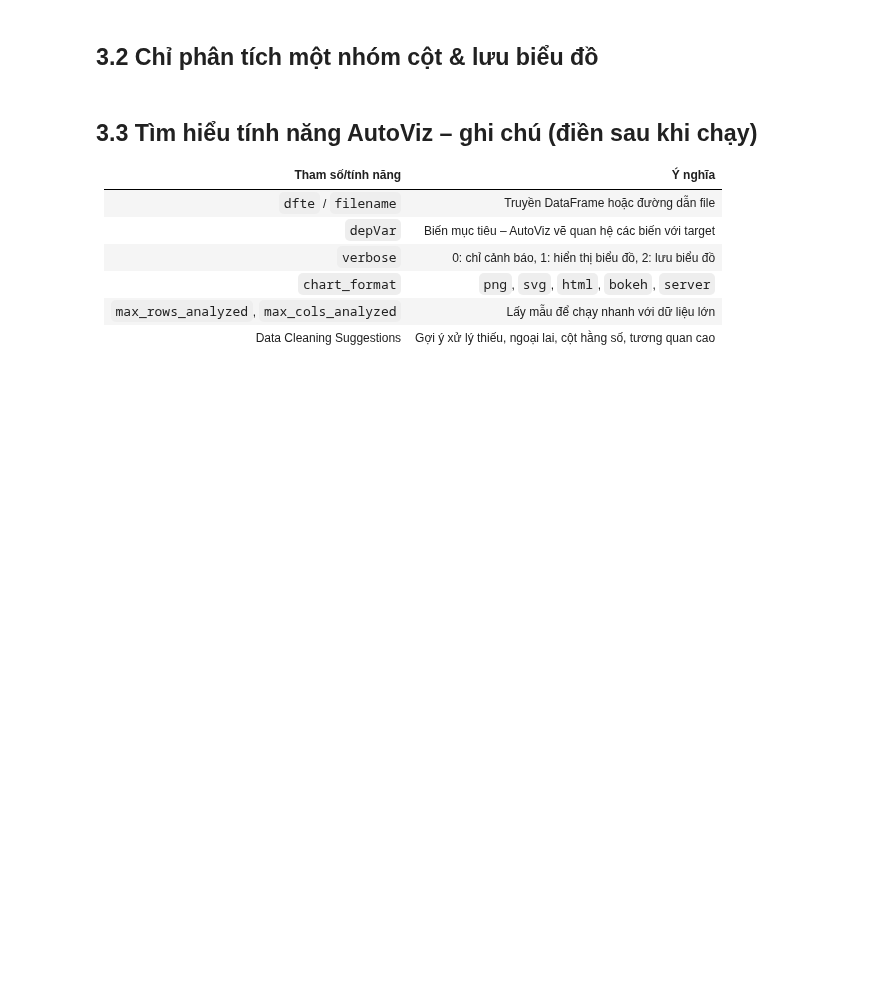
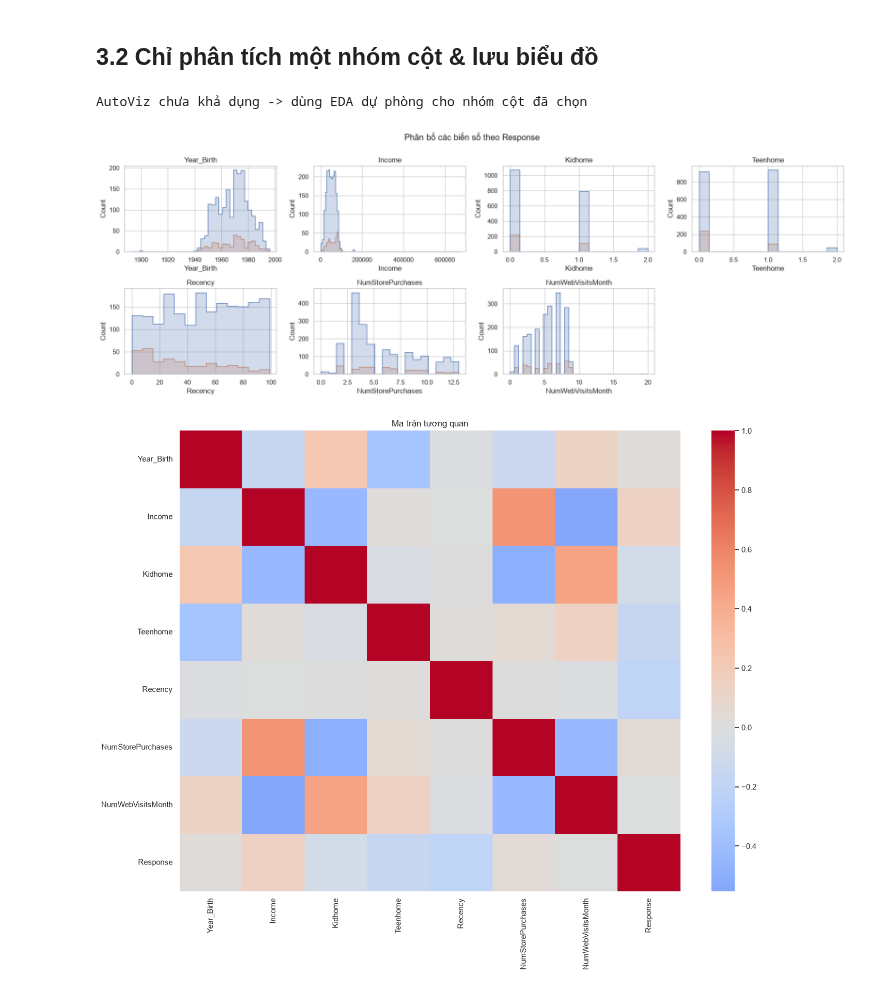
Before and after one commit to thaitran14072006/SGU26_Group09_Machine_Learning, a Jupyter notebook: Tuan07/Lab05/Th02.ipynb, the cells around one changed output. Cells and saved outputs as stored; diff of their text form; code cells hidden in the pictures; blank space fills up the shorter version.

```diff
--- a/Tuan07/Lab05/Th02.ipynb
+++ b/Tuan07/Lab05/Th02.ipynb
@@ -639,22 +680,20 @@ AttributeError: 'DataFrame' object has no attribute 'applymap'
 # %%
 cols = ["Year_Birth", "Income", "Kidhome", "Teenhome", "Recency",
         "NumStorePurchases", "NumWebVisitsMonth", "Response"]
 
-report2 = AV.AutoViz(
-    filename="",
-    dfte=mk[cols],
-    depVar="Response",
-    verbose=2,                  # lưu biểu đồ vào thư mục AutoViz_Plots
-    chart_format="html",
-)
-print("Biểu đồ được lưu trong thư mục AutoViz_Plots/")
+if AV is None:
+    print("AutoViz chưa khả dụng -> dùng EDA dự phòng cho nhóm cột đã chọn")
+    quick_eda(mk_av[cols])
+else:
+    try:
+        report2 = AV.AutoViz(filename="", dfte=mk_av[cols], depVar="Response",
+                             verbose=2, chart_format="html")      # html cần: pip install bokeh
+    except Exception as e:
+        print(f"chart_format='html' lỗi ({type(e).__name__}) -> thử lại với 'png'")
+        report2 = AV.AutoViz(filename="", dfte=mk_av[cols], depVar="Response",
+                             verbose=2, chart_format="png")
+    print("Biểu đồ được lưu trong thư mục AutoViz_Plots/")
+# %% [output]
+AutoViz chưa khả dụng -> dùng EDA dự phòng cho nhóm cột đã chọn
+[figure, added]
+[figure, added]
-# %% [markdown]
-## 3.3 Tìm hiểu tính năng AutoViz – ghi chú (điền sau khi chạy)
-| Tham số/tính năng | Ý nghĩa |
-|---|---|
-| `dfte` / `filename` | Truyền DataFrame hoặc đường dẫn file |
-| `depVar` | Biến mục tiêu – AutoViz vẽ quan hệ các biến với target |
-| `verbose` | 0: chỉ cảnh báo, 1: hiển thị biểu đồ, 2: lưu biểu đồ |
-| `chart_format` | `png`, `svg`, `html`, `bokeh`, `server` |
-| `max_rows_analyzed`, `max_cols_analyzed` | Lấy mẫu để chạy nhanh với dữ liệu lớn |
-| Data Cleaning Suggestions | Gợi ý xử lý thiếu, ngoại lai, cột hằng số, tương quan cao |
```
Also changed, not shown: parts of 14 cells of this notebook, 2 other files.
